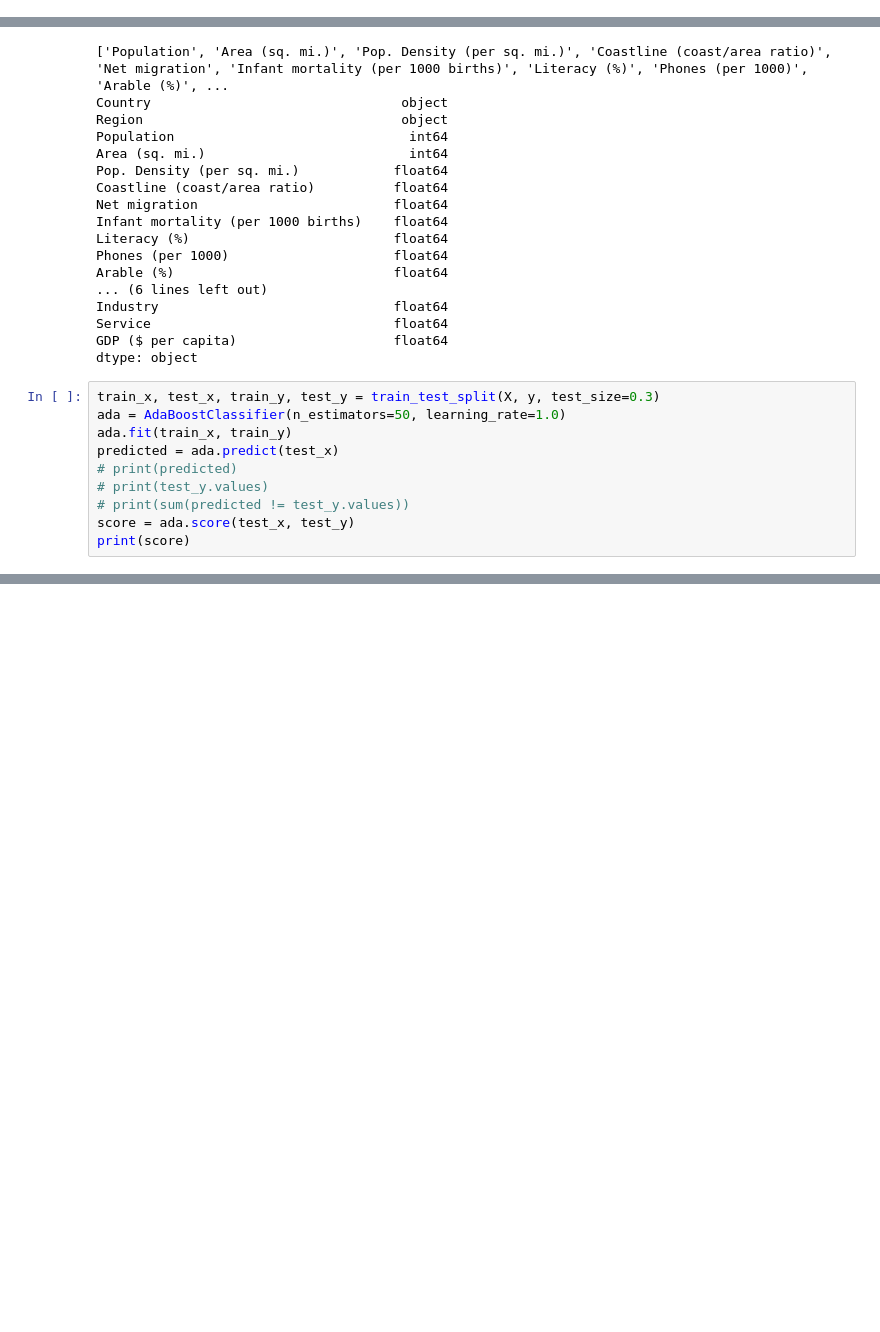
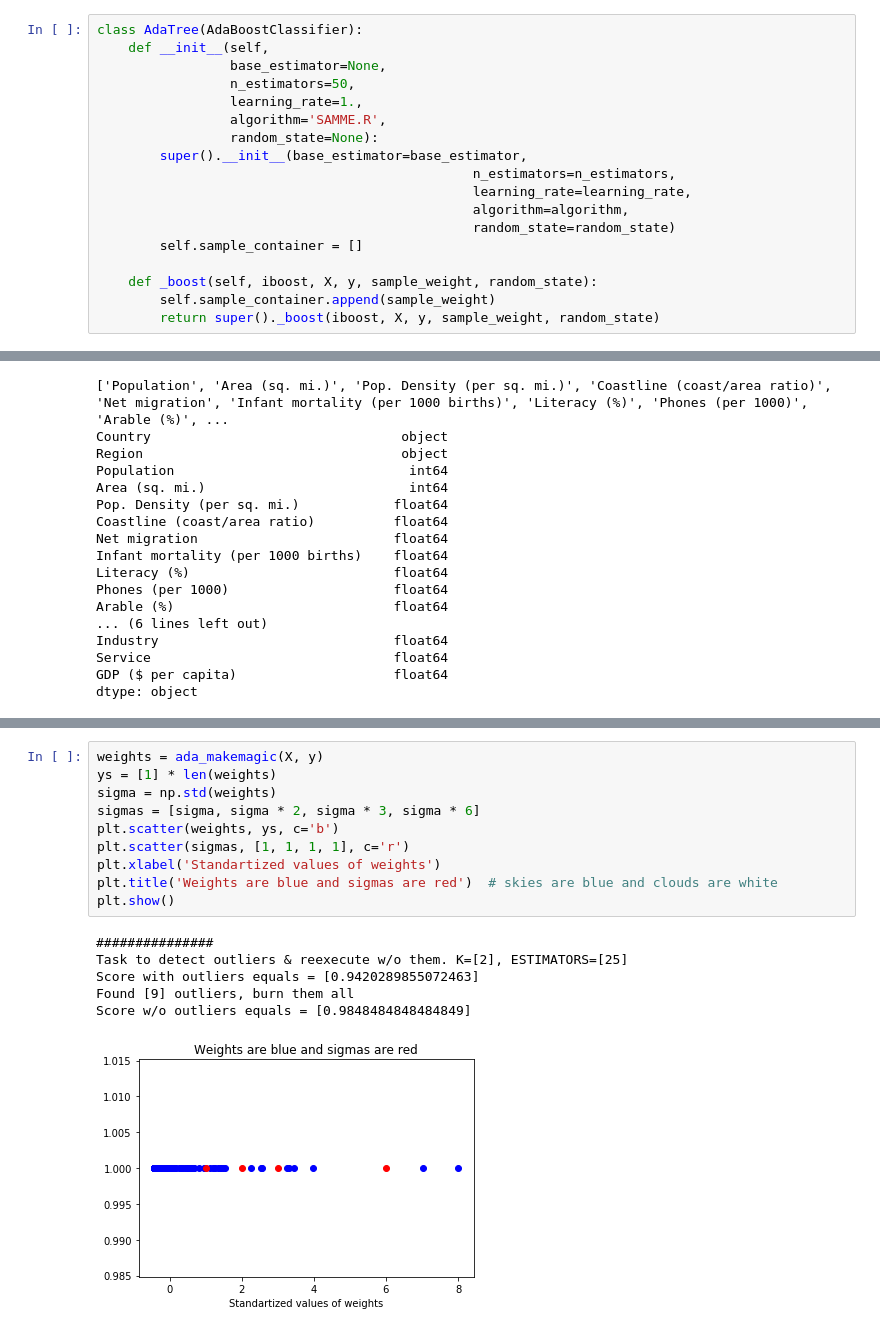
Before and after one commit to evgerher/ML, a Jupyter notebook: HW adaboost.ipynb, the cells around one changed output, grey strips where cells are left out. Saved outputs shown, nothing was run; the diff lists cells and outputs as text; blank space fills up the shorter version.

```diff
--- a/HW adaboost.ipynb
+++ b/HW adaboost.ipynb
@@ -6,3 +75,21 @@ from sklearn.model_selection import train_test_split
+# %%
+class AdaTree(AdaBoostClassifier):
+    def __init__(self,
+                 base_estimator=None,
+                 n_estimators=50,
+                 learning_rate=1.,
+                 algorithm='SAMME.R',
+                 random_state=None):
+        super().__init__(base_estimator=base_estimator,
+                                                n_estimators=n_estimators,
+                                                learning_rate=learning_rate,
+                                                algorithm=algorithm,
+                                                random_state=random_state)
+        self.sample_container = []
+
+    def _boost(self, iboost, X, y, sample_weight, random_state):
+        self.sample_container.append(sample_weight)
+        return super()._boost(iboost, X, y, sample_weight, random_state)
 # %%
 def fix_column(df, column):
     averages = {}
@@ -82,13 +169,3 @@ Industry                              float64
 Service                               float64
 GDP ($ per capita)                    float64
 dtype: object
-# %%
-train_x, test_x, train_y, test_y = train_test_split(X, y, test_size=0.3)
-ada = AdaBoostClassifier(n_estimators=50, learning_rate=1.0)
-ada.fit(train_x, train_y)
-predicted = ada.predict(test_x)
-# print(predicted)
-# print(test_y.values)
-# print(sum(predicted != test_y.values))
-score = ada.score(test_x, test_y)
-print(score)
@@ -96,0 +299,17 @@ ValueError: Input contains NaN, infinity or a value too large for dtype('float32
+# %%
+weights = ada_makemagic(X, y)
+ys = [1] * len(weights)
+sigma = np.std(weights)
+sigmas = [sigma, sigma * 2, sigma * 3, sigma * 6]
+plt.scatter(weights, ys, c='b')
+plt.scatter(sigmas, [1, 1, 1, 1], c='r')
+plt.xlabel('Standartized values of weights')
+plt.title('Weights are blue and sigmas are red')  # skies are blue and clouds are white
+plt.show()
+# %% [output]
+###############
+Task to detect outliers & reexecute w/o them. K=[2], ESTIMATORS=[25]
+Score with outliers equals = [0.9420289855072463]
+Found [9] outliers, burn them all
+Score w/o outliers equals = [0.9848484848484849]
+[figure, added]
```
Also changed, not shown: parts of 5 cells of this notebook.
